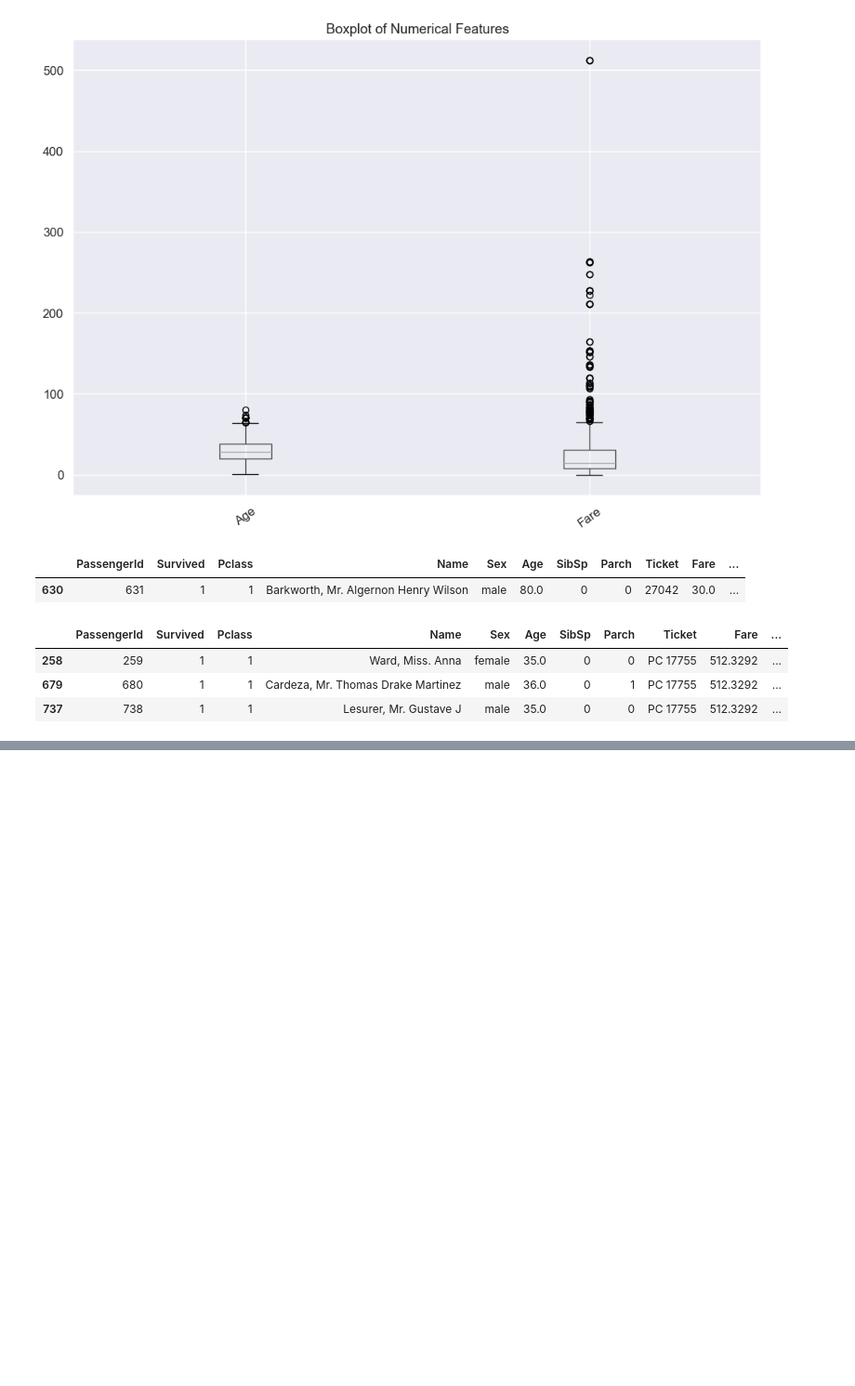
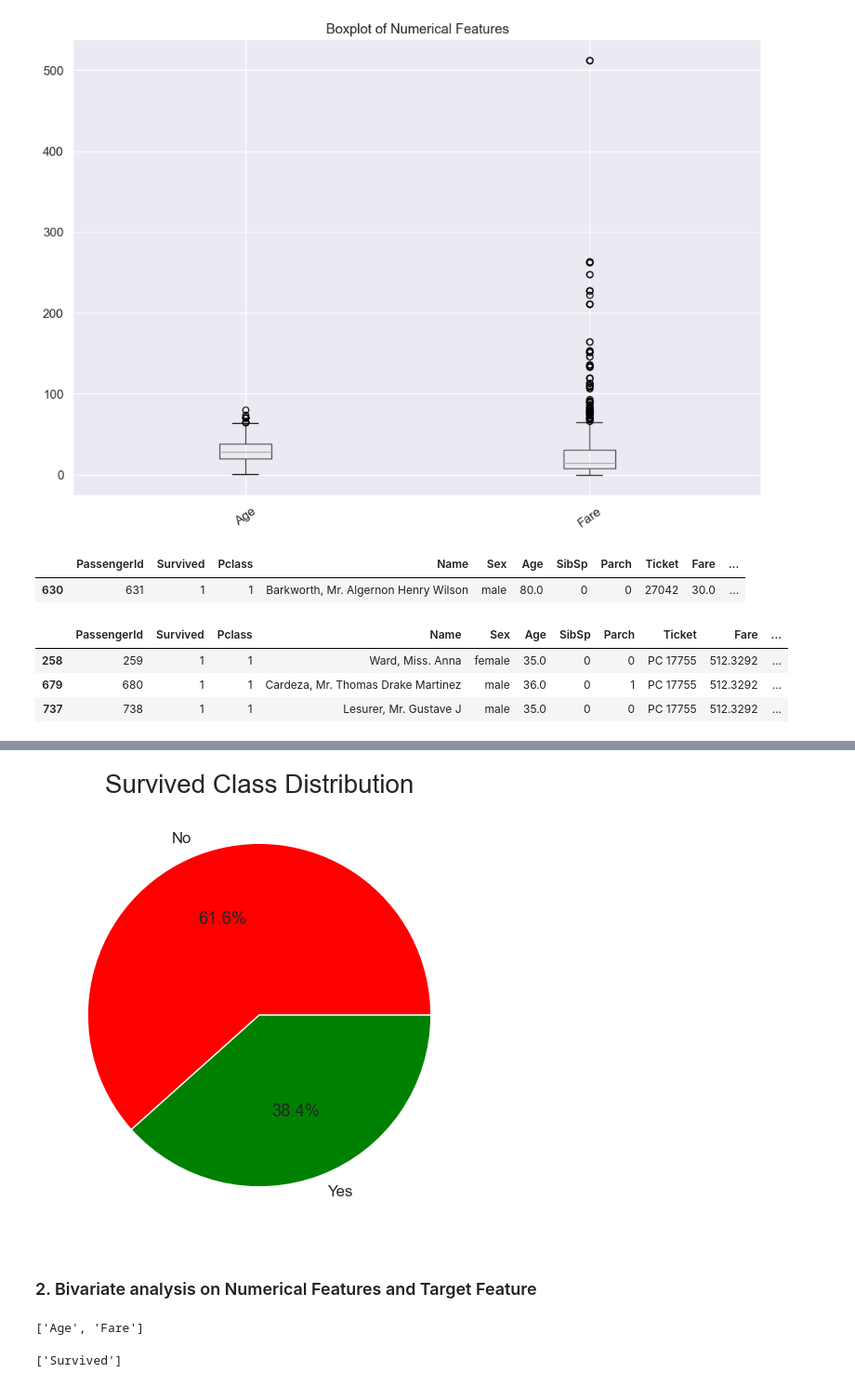
Before and after one commit to KzRaihan/Machine-learning, a Jupyter notebook: Module_06_EDA/_3_EDA_titanic_dataset.ipynb, the cells around one changed output, grey strips where cells are left out. Shown: that part at 93% size. Cells and saved outputs as stored; diff of their text form; code cells hidden in the pictures; blank space fills up the shorter version.

```diff
--- a/Module_06_EDA/_3_EDA_titanic_dataset.ipynb
+++ b/Module_06_EDA/_3_EDA_titanic_dataset.ipynb
@@ -428,0 +555,30 @@ df[df['Fare'] > 275]
+# %%
+# Pie chart for target_column
+plt.figure(figsize=(6, 6)) # Optional: set a good figure size for the pie
+
+df['Survived'].value_counts().plot(
+    kind='pie',
+    autopct='%.1f%%',       # FIXED: Added quotes around the format string
+    labels=['No', 'Yes'],  # Optional: Adds meaningful labels to the slices
+    colors=['red', 'green'] # Optional: Customize colors
+)
+
+plt.title("Survived Class Distribution", fontsize=20)
+
+# Remove the unnecessary y-axis label (which defaults to 'Frequency' or 'Survived')
+plt.ylabel("")
+
+
+plt.show()
+# %% [output]
+[figure, added]
+# %% [markdown]
+### 2. Bivariate analysis on Numerical Features and Target Feature
+# %%
+numerical_cols
+# %% [output]
+['Age', 'Fare']
+# %%
+target_col
+# %% [output]
+['Survived']
```
Also changed, not shown: parts of 35 cells of this notebook, 7 other files.
